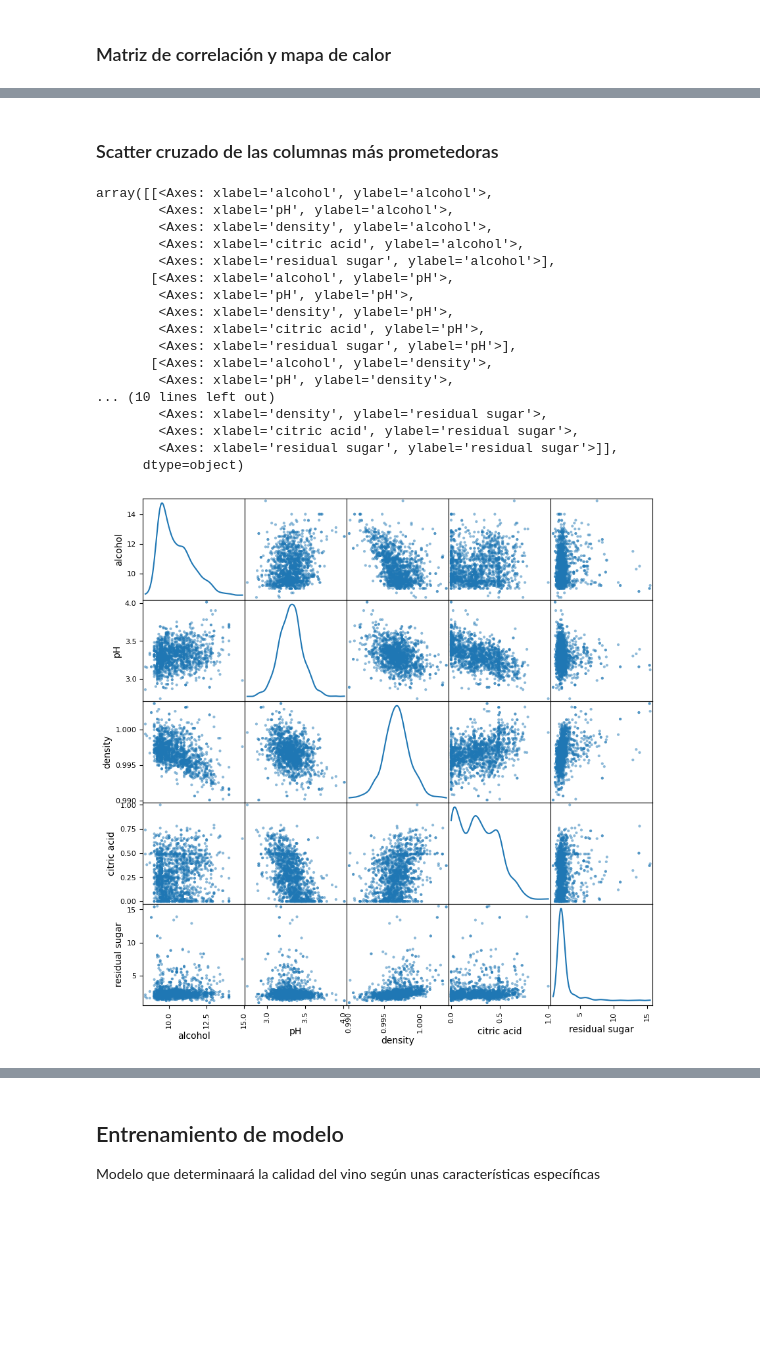
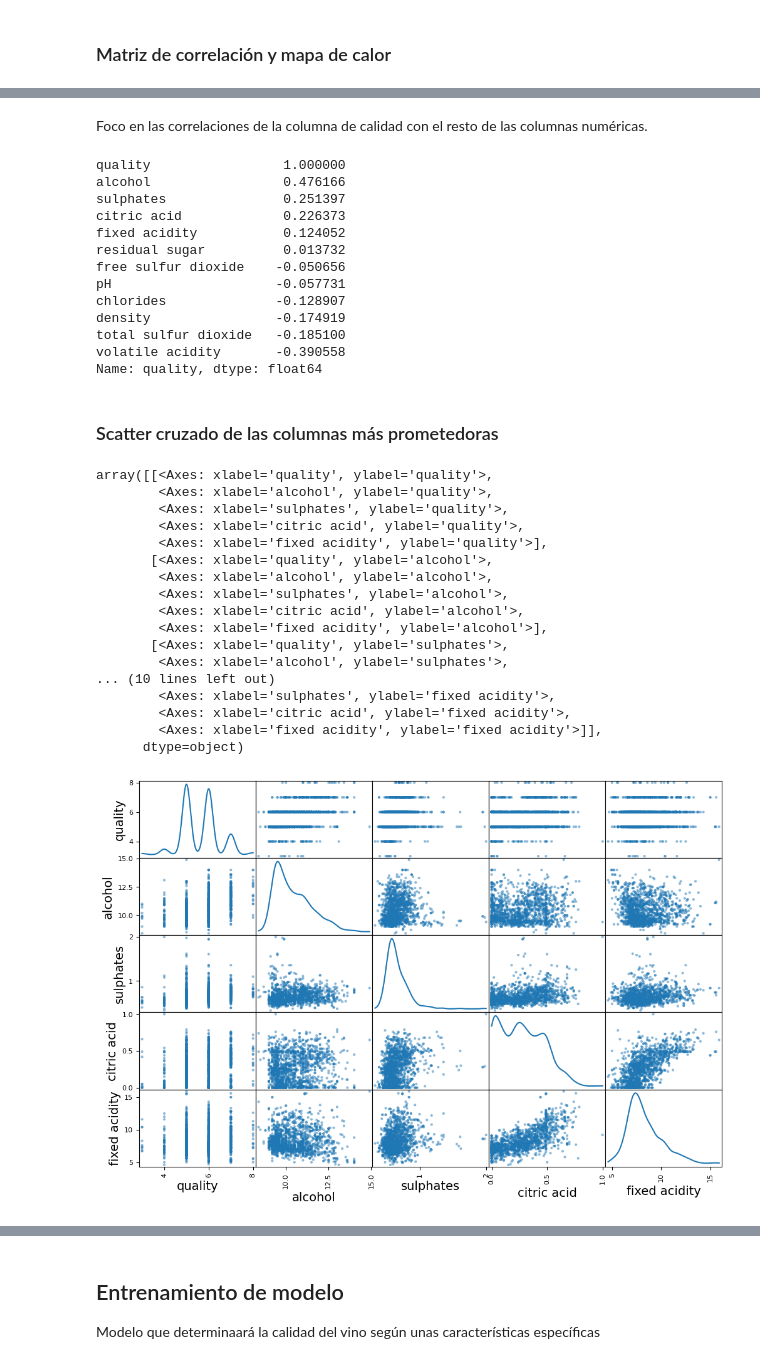
Before and after one commit to DaniMartinezX/carpeta_IA, a Jupyter notebook: Sistemas de Aprendizaxe Automático/practicas/vino_regresion_multivariable.ipynb, the cells around one changed output, grey strips where cells are left out. Saved outputs shown, nothing was run; the diff lists cells and outputs as text; code cells hidden in the pictures; blank space fills up the shorter version.

```diff
--- a/Sistemas de Aprendizaxe Automático/practicas/vino_regresion_multivariable.ipynb
+++ b/Sistemas de Aprendizaxe Automático/practicas/vino_regresion_multivariable.ipynb
@@ -0,0 +3,12 @@
+# %%
+import pandas as pd
+import numpy as np
+import os
+import matplotlib as mpl
+import matplotlib.pyplot as plt
+import sklearn; assert sklearn.__version__ >= "0.20"
+
+# Tamaño del texto en las etiquetas por defecto
+mpl.rc('axes', labelsize=14)
+mpl.rc('xtick', labelsize=12)
+mpl.rc('ytick', labelsize=12)
@@ -104,0 +107,6 @@ for ax_i, quality in enumerate(datos["quality"].unique()):
+# %%
+datos = pd.read_csv(fichero)
+
+from BoxPlot import BoxPlot
+
+BoxPlot.box_plot(types=datos.columns,by="quality",dataFrame=datos,deepColor="deeppink",faceColor="Pink",color="Pink",ballsColor="deeppink")
@@ -119,26 +119,44 @@ sns.heatmap(corr, annot=True, cmap="Blues")   # El annot es para mostrar los dat
+# %% [markdown]
+Foco en las correlaciones de la columna de calidad con el resto de las columnas numéricas.
+# %%
+corr_matrix["quality"].sort_values(ascending=False)
+# %% [output]
+quality                 1.000000
+alcohol                 0.476166
+sulphates               0.251397
+citric acid             0.226373
+fixed acidity           0.124052
+residual sugar          0.013732
+free sulfur dioxide    -0.050656
+pH                     -0.057731
+chlorides              -0.128907
+density                -0.174919
+total sulfur dioxide   -0.185100
+volatile acidity       -0.390558
+Name: quality, dtype: float64
 # %% [markdown]
 ### Scatter cruzado de las columnas más prometedoras
 # %%
 from pandas.plotting import scatter_matrix
 
-# Crear un scatter_matrix
-scatter_matrix(datos[["alcohol","pH","density","citric acid","residual sugar"]], figsize=(10,10), diagonal='kde')
+attributes = ["quality", "alcohol", "sulphates", "citric acid", "fixed acidity"]
+scatter_matrix(datos[attributes], figsize=(12,8), diagonal='kde')
 # %% [output]
-array([[<Axes: xlabel='alcohol', ylabel='alcohol'>,
-        <Axes: xlabel='pH', ylabel='alcohol'>,
-        <Axes: xlabel='density', ylabel='alcohol'>,
+array([[<Axes: xlabel='quality', ylabel='quality'>,
+        <Axes: xlabel='alcohol', ylabel='quality'>,
+        <Axes: xlabel='sulphates', ylabel='quality'>,
+        <Axes: xlabel='citric acid', ylabel='quality'>,
+        <Axes: xlabel='fixed acidity', ylabel='quality'>],
+       [<Axes: xlabel='quality', ylabel='alcohol'>,
+        <Axes: xlabel='alcohol', ylabel='alcohol'>,
+        <Axes: xlabel='sulphates', ylabel='alcohol'>,
         <Axes: xlabel='citric acid', ylabel='alcohol'>,
-        <Axes: xlabel='residual sugar', ylabel='alcohol'>],
-       [<Axes: xlabel='alcohol', ylabel='pH'>,
-        <Axes: xlabel='pH', ylabel='pH'>,
-        <Axes: xlabel='density', ylabel='pH'>,
-        <Axes: xlabel='citric acid', ylabel='pH'>,
-        <Axes: xlabel='residual sugar', ylabel='pH'>],
-       [<Axes: xlabel='alcohol', ylabel='density'>,
-        <Axes: xlabel='pH', ylabel='density'>,
+        <Axes: xlabel='fixed acidity', ylabel='alcohol'>],
+       [<Axes: xlabel='quality', ylabel='sulphates'>,
+        <Axes: xlabel='alcohol', ylabel='sulphates'>,
 ... (10 lines left out)
-        <Axes: xlabel='density', ylabel='residual sugar'>,
-        <Axes: xlabel='citric acid', ylabel='residual sugar'>,
-        <Axes: xlabel='residual sugar', ylabel='residual sugar'>]],
+        <Axes: xlabel='sulphates', ylabel='fixed acidity'>,
+        <Axes: xlabel='citric acid', ylabel='fixed acidity'>,
+        <Axes: xlabel='fixed acidity', ylabel='fixed acidity'>]],
       dtype=object)
-[figure, old version]
+[figure, new version]
```
Also changed, not shown: parts of 27 cells of this notebook, 3 other files.
